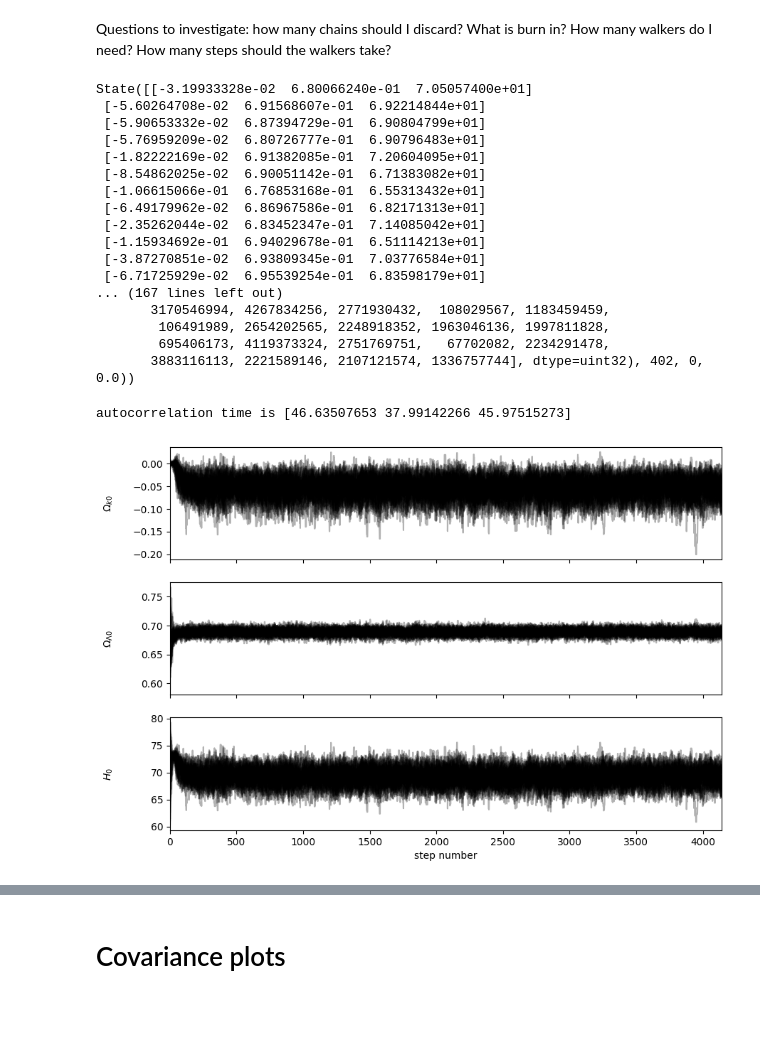
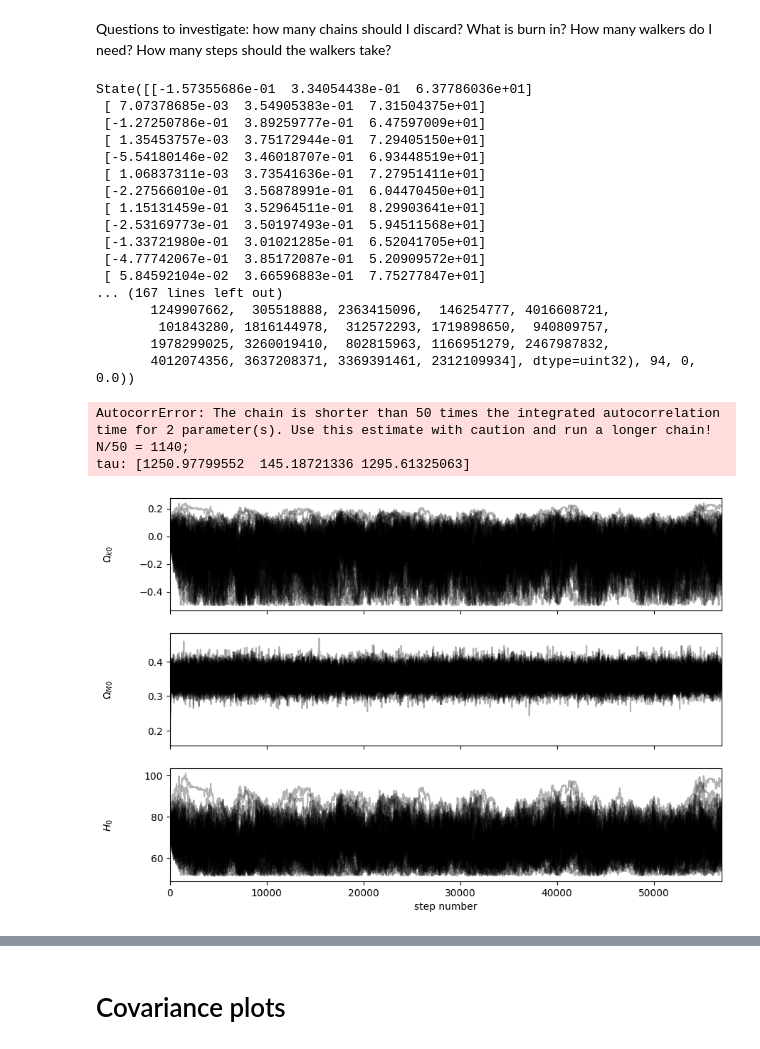
Before and after one commit to LightningMinion/Supernova-Cosmology, a Jupyter notebook: LCDM, MCMC.ipynb, the cells around one changed output, grey strips where cells are left out. Saved outputs shown, nothing was run; the diff lists cells and outputs as text; code cells hidden in the pictures; blank space fills up the shorter version.

Commit message:
new priors

```diff
--- a/LCDM, MCMC.ipynb
+++ b/LCDM, MCMC.ipynb
@@ -20,17 +20,17 @@ megaparsec = 3.0856775814913673 * 10**10
 # %%
 #order of variables: z, omega_k, omega_M, omega_DE, H0, rc
 
-def Friedmann_eq(z, omega_k, omega_DE, H0):
-    omega_M = 1 - omega_k - omega_DE
+def Friedmann_eq(z, omega_k, omega_M, H0):
+    omega_DE = 1 - omega_k - omega_M
     H2 = (H0**2)*(omega_M*(1+z)**3 + omega_DE - omega_k*(1+z)**2)
     return np.sqrt(H2)
 
-def integrand(z, omega_k, omega_DE, H0):
-    return c/Friedmann_eq(z, omega_k, omega_DE, H0)
+def integrand(z, omega_k, omega_M, H0):
+    return c/Friedmann_eq(z, omega_k, omega_M, H0)
 
-def co_moving_dist(z_up, omega_k, omega_DE, H0):
+def co_moving_dist(z_up, omega_k, omega_M, H0):
     z_up = np.concatenate(([0], z_up))
-    r_cm = scp.integrate.odeint(lambda y, t: integrand(t, omega_k, omega_DE, H0), 0, z_up)
+    r_cm = scp.integrate.odeint(lambda y, t: integrand(t, omega_k, omega_M, H0), 0, z_up)
     r_c = np.delete(r_cm, 0)
     return np.ndarray.flatten(r_c) #comoving distance in Mpc?
 
@@ -41,8 +41,8 @@ def Sk(omega_k, H0, rc): #units issue?
         return (c/(H0*np.sqrt(-omega_k)))*np.sin(np.sqrt(-omega_k)*rc*H0/c)
     return (c/(H0*np.sqrt(omega_k)))*np.sinh(np.sqrt(omega_k)*rc*H0/c)
 
-def dist_modulus(z, omega_k, omega_DE, H0):
-    rc = co_moving_dist(z, omega_k, omega_DE, H0)
+def dist_modulus(z, omega_k, omega_M, H0):
+    rc = co_moving_dist(z, omega_k, omega_M, H0)
     s_k = Sk(omega_k, H0, rc)
     dl = (1+z)*s_k
     dist_mod = 5*np.log10(dl) + 25
@@ -107,25 +107,28 @@ Priors are: {k=0, H0~70, etc}
 
 Should priors be uniform or Gaussian over the range? - use uniform unless I have good reasons to use a Gaussian (eg if I use the Planck result as a prior, the prior could be a Gaussian with st dev being the error given by Planck)
 # %%
-H0_prior = 73.3
-H0_stdev_prior = 1.04
+H0_prior = 69.02
+H0_stdev_prior = 2.08*5
 omega_DE_prior = 0.6889
 omega_DE_stdev_prior = 0.0056
+omega_M_prior = 0.31
+omega_M_stdev_prior = 0.04
 
 def log_prior(theta, z):
-    omega_k, omega_DE, H0 = theta
-    omega_M = 1 - omega_k - omega_DE
+    omega_k, omega_M, H0 = theta
+    omega_DE = 1 - omega_k - omega_M
     H2 = (H0**2)*(omega_M*(1+z)**3 + omega_DE - omega_k*(1+z)**2)
-    if not (-1<omega_k<1 and np.all(H2>0) and 20<H0<100):
+    if not (-0.5<omega_k<0.5 and np.all(H2>0) and H0>0):
         return -np.inf
-    return -0.5*(omega_DE-omega_DE_prior)**2/omega_DE_stdev_prior**2
+    return -0.5*(omega_M-omega_M_prior)**2/omega_M_stdev_prior**2 -0.5*(H0-H0_prior)**2/H0_stdev_prior**2
+
 
 nparams = 3
 nwalkers = 50
 pos = np.zeros((nwalkers, nparams))
 for i in range(len(pos)):
     pos[i][0] = np.random.uniform(-0.005, 0.005)
-    pos[i][1] = np.random.uniform(0.6, 0.75)
+    pos[i][1] = np.random.uniform(0.2, 0.4)
     pos[i][2] = np.random.uniform(60, 80)
 # %% [markdown]
 # Likelihood function
@@ -149,50 +152,52 @@ def log_probability(theta, z, mu, covmatrix_inv):
 # %% [markdown]
 Questions to investigate: how many chains should I discard? What is burn in? How many walkers do I need? How many steps should the walkers take?
 # %%
-nsteps = 3000 #number of steps walkers take
+nsteps = 40000 #number of steps walkers take
 nwalkers, ndim = pos.shape
 sampler = emcee.EnsembleSampler(
     nwalkers, ndim, log_probability, args = (sn_z, sn_mu, covmat_inv)
 )
 sampler.run_mcmc(pos, nsteps, progress = True)
 # %% [output]
-State([[-3.19933328e-02  6.80066240e-01  7.05057400e+01]
- [-5.60264708e-02  6.91568607e-01  6.92214844e+01]
- [-5.90653332e-02  6.87394729e-01  6.90804799e+01]
- [-5.76959209e-02  6.80726777e-01  6.90796483e+01]
- [-1.82222169e-02  6.91382085e-01  7.20604095e+01]
- [-8.54862025e-02  6.90051142e-01  6.71383082e+01]
- [-1.06615066e-01  6.76853168e-01  6.55313432e+01]
- [-6.49179962e-02  6.86967586e-01  6.82171313e+01]
- [-2.35262044e-02  6.83452347e-01  7.14085042e+01]
- [-1.15934692e-01  6.94029678e-01  6.51114213e+01]
- [-3.87270851e-02  6.93809345e-01  7.03776584e+01]
- [-6.71725929e-02  6.95539254e-01  6.83598179e+01]
+State([[-1.57355686e-01  3.34054438e-01  6.37786036e+01]
+ [ 7.07378685e-03  3.54905383e-01  7.31504375e+01]
+ [-1.27250786e-01  3.89259777e-01  6.47597009e+01]
+ [ 1.35453757e-03  3.75172944e-01  7.29405150e+01]
+ [-5.54180146e-02  3.46018707e-01  6.93448519e+01]
+ [ 1.06837311e-03  3.73541636e-01  7.27951411e+01]
+ [-2.27566010e-01  3.56878991e-01  6.04470450e+01]
+ [ 1.15131459e-01  3.52964511e-01  8.29903641e+01]
+ [-2.53169773e-01  3.50197493e-01  5.94511568e+01]
+ [-1.33721980e-01  3.01021285e-01  6.52041705e+01]
+ [-4.77742067e-01  3.85172087e-01  5.20909572e+01]
+ [ 5.84592104e-02  3.66596883e-01  7.75277847e+01]
 ... (167 lines left out)
-       3170546994, 4267834256, 2771930432,  108029567, 1183459459,
-        106491989, 2654202565, 2248918352, 1963046136, 1997811828,
-        695406173, 4119373324, 2751769751,   67702082, 2234291478,
-       3883116113, 2221589146, 2107121574, 1336757744], dtype=uint32), 402, 0, 0.0))
+       1249907662,  305518888, 2363415096,  146254777, 4016608721,
+        101843280, 1816144978,  312572293, 1719898650,  940809757,
+       1978299025, 3260019410,  802815963, 1166951279, 2467987832,
+       4012074356, 3637208371, 3369391461, 2312109934], dtype=uint32), 94, 0, 0.0))
 # %%
-#sampler.run_mcmc(None, nsteps, progress = True)
+#sampler.run_mcmc(None, 17000, progress = True)
 ndiscard = 200 #how many steps at the beginning of the chain to discard
 flat_samples = sampler.get_chain(discard = ndiscard, thin = 15, flat = True)
 
 fig, axes = plt.subplots(nparams, figsize=(10, 7), sharex=True)
 samples = sampler.get_chain()
-labels = ["$Ω_{k0}$", "$Ω_{Λ0}$", "$H_{0}$"]
+labels = ["$Ω_{k0}$", "$Ω_{M0}$", "$H_{0}$"]
 for i in range(ndim):
     ax = axes[i]
     ax.plot(samples[:, :, i], "k", alpha=0.3)
     ax.set_xlim(0, len(samples))
     ax.set_ylabel(labels[i])
     ax.yaxis.set_label_coords(-0.1, 0.5)
 
 axes[-1].set_xlabel("step number");
 plt.savefig("walkers_LCDM.png")
 print(f"autocorrelation time is {sampler.get_autocorr_time()}")
 # %% [output]
-autocorrelation time is [46.63507653 37.99142266 45.97515273]
+AutocorrError: The chain is shorter than 50 times the integrated autocorrelation time for 2 parameter(s). Use this estimate with caution and run a longer chain!
+N/50 = 1140;
+tau: [1250.97799552  145.18721336 1295.61325063]
-[figure, old version]
+[figure, new version]
 # %%
 fig = corner.corner(
```
Also changed, not shown: parts of 1 cell of this notebook, 27 other files.
